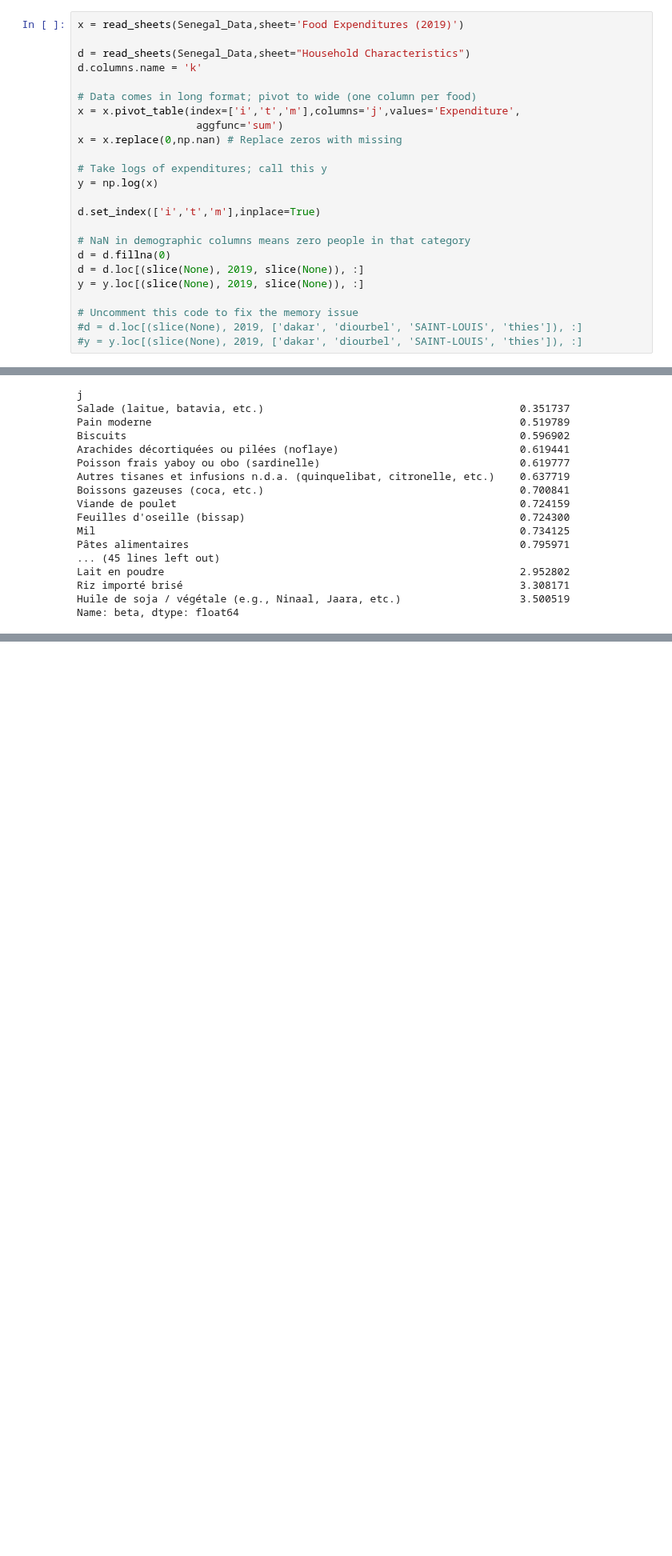
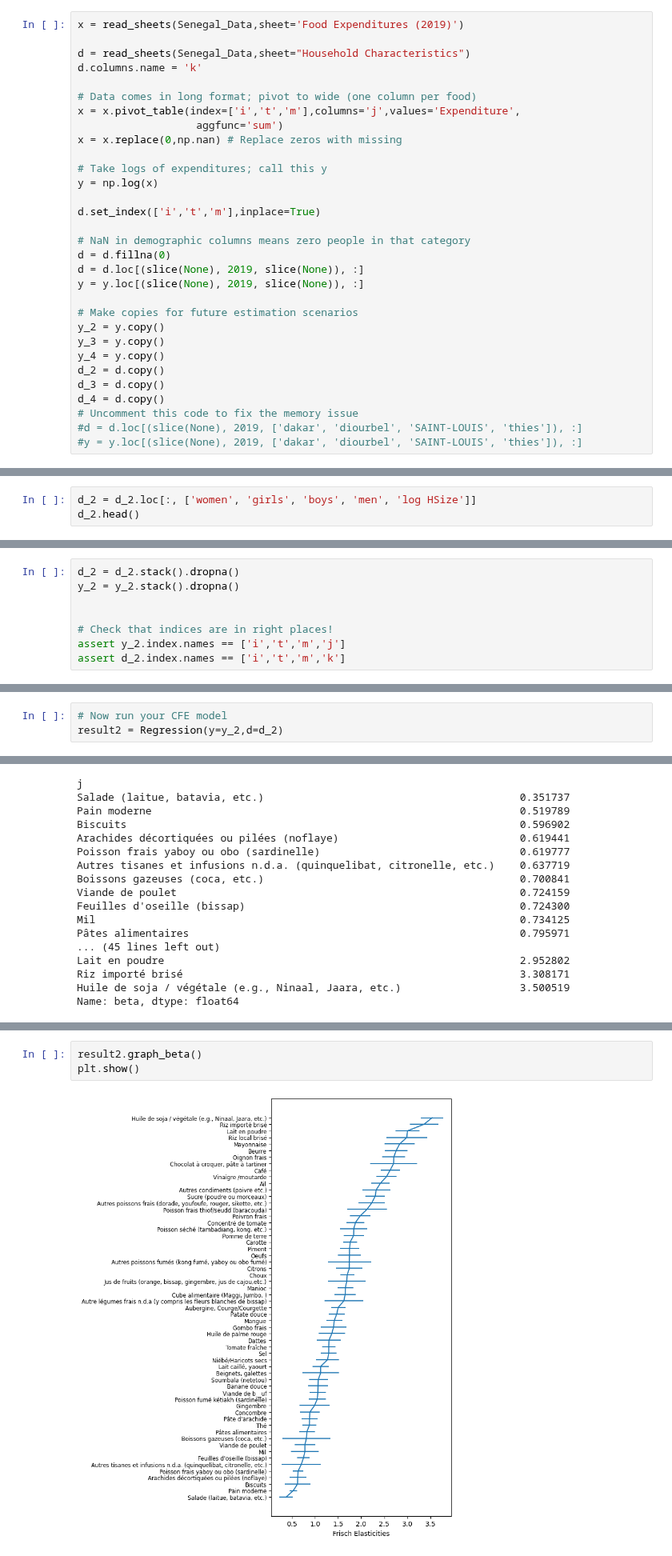
Before and after one commit to IvanChan511/EEP_153_Project_3, a Jupyter notebook: Project 3 Final Code.ipynb, the cells around one changed output, grey strips where cells are left out. Shown at 80% size. Saved outputs shown, nothing was run; the diff lists cells and outputs as text; blank space fills up the shorter version.

Commit message:
More Scenarios for Estimations

```diff
--- a/Project 3 Final Code.ipynb
+++ b/Project 3 Final Code.ipynb
@@ -80,6 +80,13 @@ d = d.fillna(0)
 d = d.loc[(slice(None), 2019, slice(None)), :]
 y = y.loc[(slice(None), 2019, slice(None)), :]
 
+# Make copies for future estimation scenarios
+y_2 = y.copy()
+y_3 = y.copy()
+y_4 = y.copy()
+d_2 = d.copy()
+d_3 = d.copy()
+d_4 = d.copy()
 # Uncomment this code to fix the memory issue
 #d = d.loc[(slice(None), 2019, ['dakar', 'diourbel', 'SAINT-LOUIS', 'thies']), :]
 #y = y.loc[(slice(None), 2019, ['dakar', 'diourbel', 'SAINT-LOUIS', 'thies']), :]
@@ -182,0 +206,3 @@ plt.show()
+# %%
+d_2 = d_2.loc[:, ['women', 'girls', 'boys', 'men', 'log HSize']]
+d_2.head()
@@ -182,0 +217,8 @@ plt.show()
+# %%
+d_2 = d_2.stack().dropna()
+y_2 = y_2.stack().dropna()
+
+
+# Check that indices are in right places!
+assert y_2.index.names == ['i','t','m','j']
+assert d_2.index.names == ['i','t','m','k']
@@ -182,0 +227,3 @@ plt.show()
+# %%
+# Now run your CFE model
+result2 = Regression(y=y_2,d=d_2)
@@ -240,0 +429,5 @@ result.gamma
+# %%
+result2.graph_beta()
+plt.show()
+# %% [output]
+[figure, added]
```
Also changed, not shown: parts of 45 cells of this notebook.
